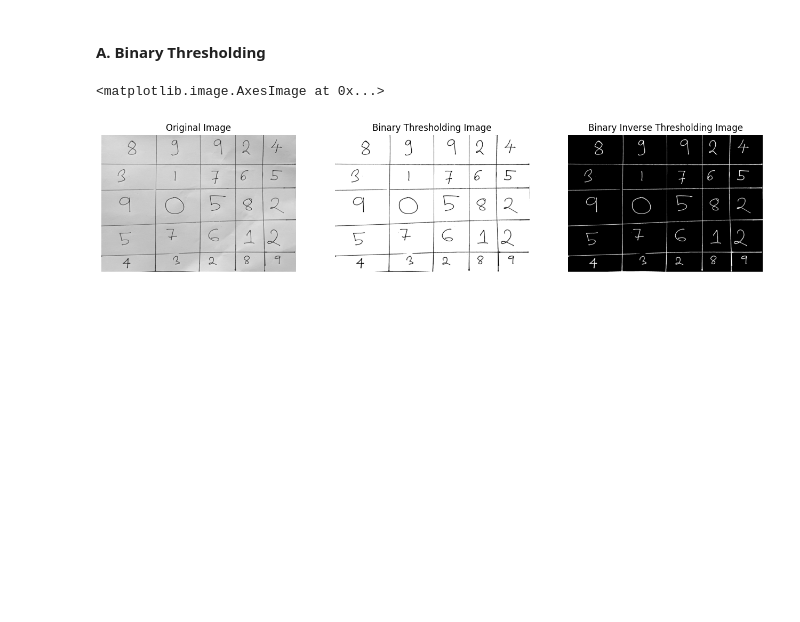
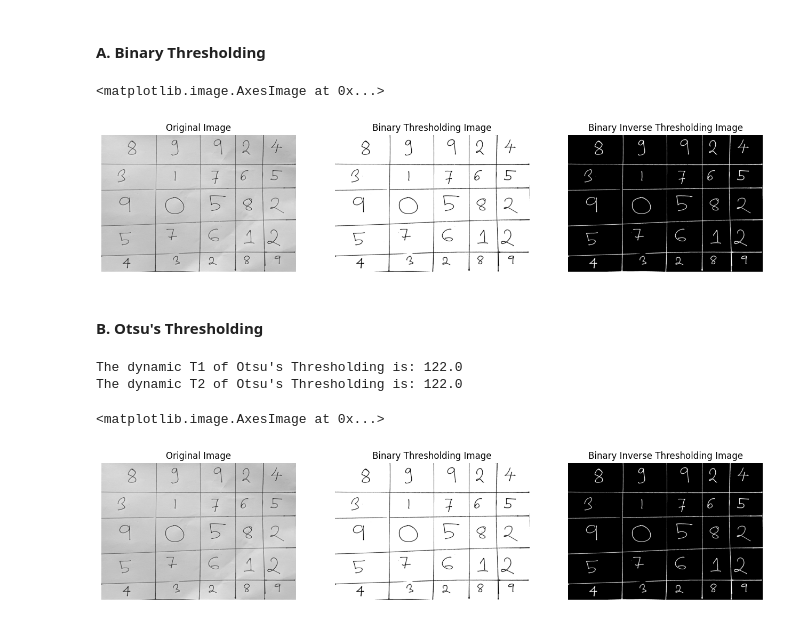
Before and after one commit to itspriyambhattacharya/opencv_learning, a Jupyter notebook: 02_intermediate_practice_ocr.ipynb, the cells around one changed output. Cells and saved outputs as stored; diff of their text form; code cells hidden in the pictures; blank space fills up the shorter version.

Commit message:
otsu's thresholding

```diff
--- a/02_intermediate_practice_ocr.ipynb
+++ b/02_intermediate_practice_ocr.ipynb
@@ -33,3 +33,32 @@ plt.imshow(thresh2, cmap='gray')
 # %% [output]
 <matplotlib.image.AxesImage at 0x...>
 [figure]
+# %% [markdown]
+#### B. Otsu's Thresholding
+# %%
+T1, otsu1 = cv2.threshold(image, thresh=0, maxval=255, type=cv2.THRESH_BINARY+cv2.THRESH_OTSU)
+T2, otsu2 = cv2.threshold(image, thresh=0, maxval=255, type=cv2.THRESH_BINARY_INV+cv2.THRESH_OTSU)
+
+print(f"The dynamic T1 of Otsu's Thresholding is: {T1}")
+print(f"The dynamic T2 of Otsu's Thresholding is: {T2}")
+
+plt.figure(figsize=(16, 9))
+plt.subplot(1, 3, 1)
+plt.title("Original Image")
+plt.axis("off")
+plt.imshow(image, cmap='gray')
+
+plt.subplot(1, 3, 2)
+plt.title("Binary Thresholding Image")
+plt.axis("off")
+plt.imshow(otsu1, cmap='gray')
+
+plt.subplot(1, 3, 3)
+plt.title("Binary Inverse Thresholding Image")
+plt.axis("off")
+plt.imshow(otsu2, cmap='gray')
+# %% [output]
+The dynamic T1 of Otsu's Thresholding is: 122.0
+The dynamic T2 of Otsu's Thresholding is: 122.0
+<matplotlib.image.AxesImage at 0x...>
+[figure, added]
```
Also changed, not shown: parts of 1 cell of this notebook.
